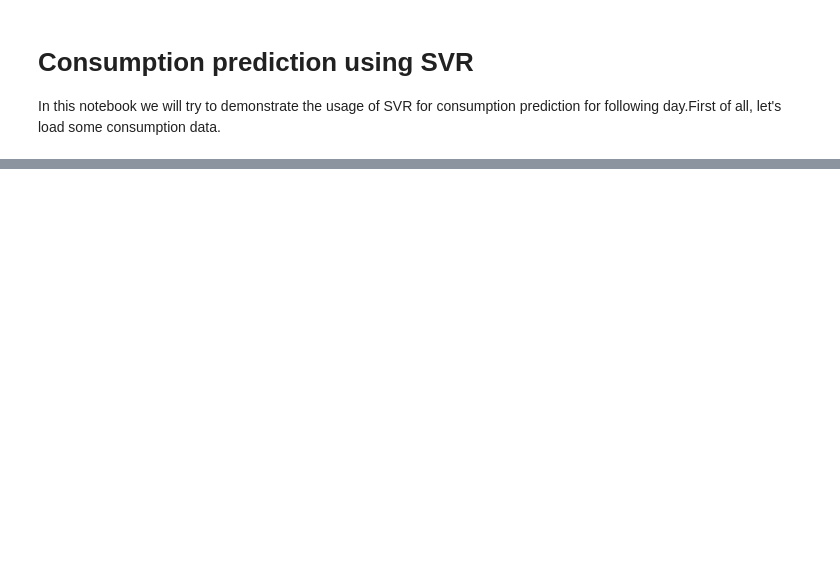
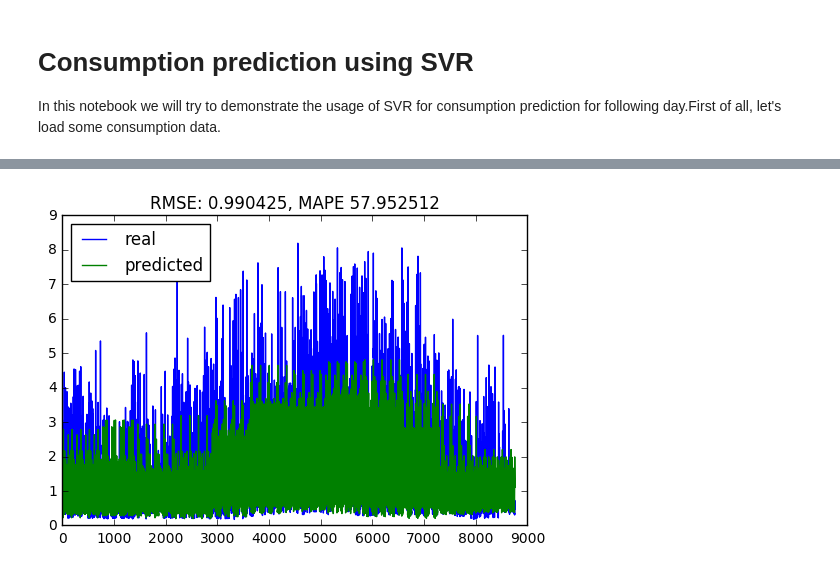
Before and after one commit to Jarino/energy-recommender, a Jupyter notebook: SVR for prediction.ipynb, the cells around one changed output, grey strips where cells are left out. Drawn from its saved outputs; the diff is of its cells as text; code cells hidden in the pictures; blank space fills up the shorter version.

```diff
--- a/SVR for prediction.ipynb
+++ b/SVR for prediction.ipynb
@@ -99,0 +131,19 @@ Weeks to train 8, MAPE: 55.471086
+# %%
+mape_errors = []
+mse_errors = []
+
+features = ['hour', 'weekday', 'month', 'derivative']
+
+for index, user in enumerate(users[0:10]):
+    print('Processing user %d/%d' % (index, len(users)))
+    path = os.path.join(data_path, user)
+    user_df = pd.read_csv(path)
+
+    der = [0, 0, *np.diff(user_df['spotreba'])[:-1]]
+    user_df['derivative'] = der
+
+    mape_error, mse_error = prd.eval_on_multiple_days(user_df, eval_day, 'spotreba', features, 7*2, evals)
+
+    mape_errors.append(mape_error)
+    mse_errors.append(mse_error)
+    print('RMSE: %f, aRMSE: %f' % (mse_error, np.mean(mse_errors)))
@@ -99,0 +175,33 @@ Weeks to train 8, MAPE: 55.471086
+# %%
+def predict_year(df, features, target):
+    training_subset = dutils.select_range(df, datetime(2014, 1, 1), datetime(2014, 12, 31))
+
+    X = training_subset[features].as_matrix()
+    y = training_subset[target].as_matrix()
+
+    testing_subset = dutils.select_range(df, datetime(2015, 1, 1), datetime(2015, 12, 31))
+
+    X_test = testing_subset[features].as_matrix()
+    y_test = testing_subset[target].as_matrix()
+
+    clf = svm.SVR()
+    clf.fit(X, y)
+
+    y_pred = clf.predict(X_test)
+
+    fig, ax = plt.subplots(1,1)
+    ax.plot(y_test, label='real')
+    ax.plot(y_pred, label='predicted')
+    rmse_error = np.sqrt(mean_squared_error(y_test, y_pred))
+    mape_error = dutils.mape(y_pred, y_test)
+    ax.legend(loc=0)
+    ax.set_title('RMSE: %f, MAPE %f' % (rmse_error, mape_error))
+
+df = pd.read_csv('.exports/user_data_joined/user26.csv')
+
+features = ['hour', 'weekday', 'month']
+target   = 'spotreba'
+
+predict_year(df, features, target)
+# %% [output]
+[figure, added]
```
Also changed, not shown: parts of 36 cells of this notebook, 8 other files.
